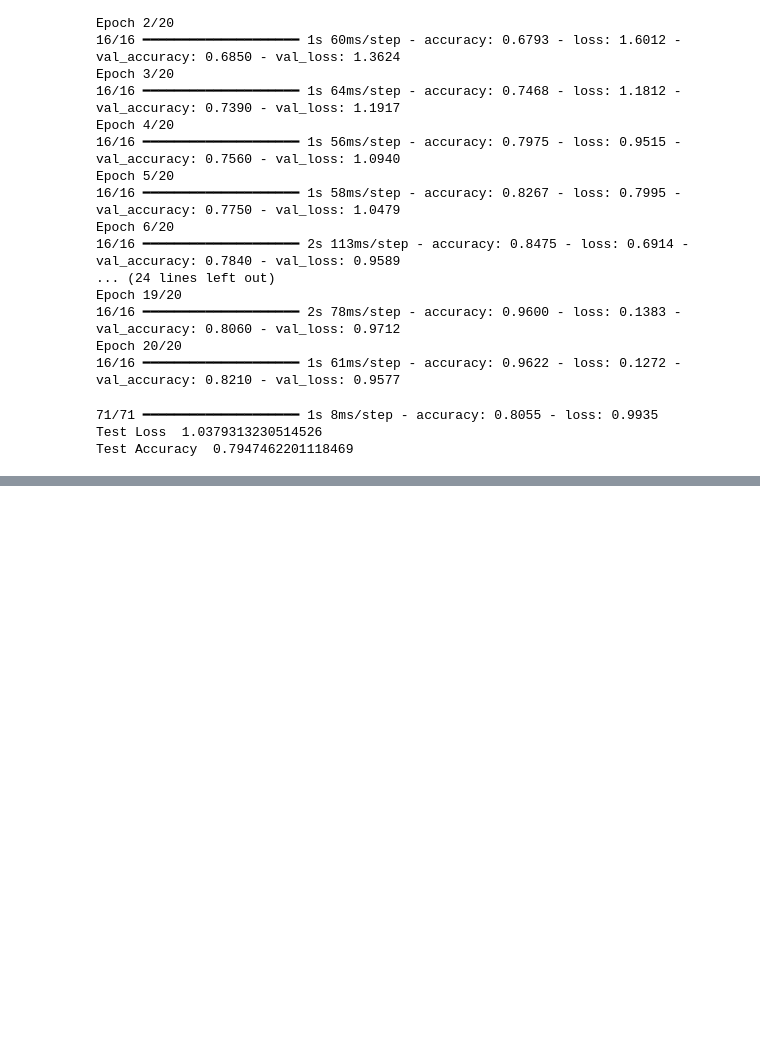
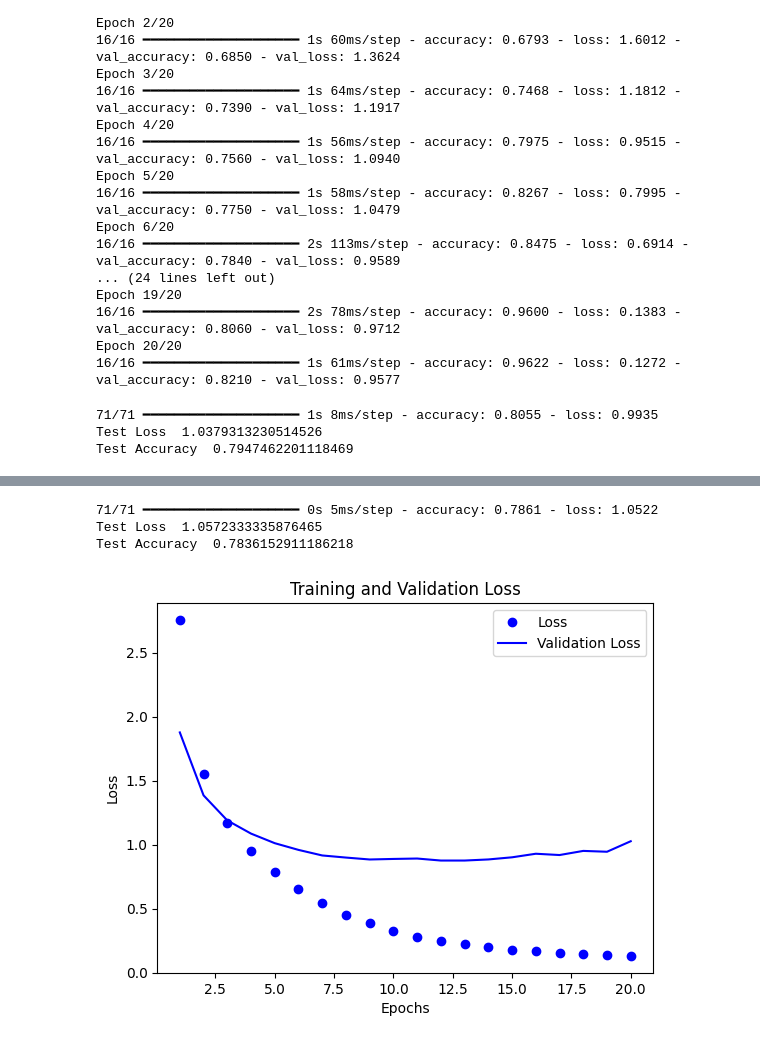
Before and after one commit to usaidahmed01/Deep-Learning, a Jupyter notebook: Rueters.ipynb, the cells around one changed output, grey strips where cells are left out. Drawn from its saved outputs; the diff is of its cells as text; code cells hidden in the pictures; blank space fills up the shorter version.

```diff
--- a/Rueters.ipynb
+++ b/Rueters.ipynb
@@ -114,0 +151,26 @@ Test Accuracy  0.7947462201118469
+# %%
+model = models.Sequential([
+    layers.Dense(64 , activation = 'relu'),
+    layers.Dense(64 , activation= 'relu'),
+    layers.Dense(46 , activation = 'softmax')
+])
+# %%
+model.compile(
+    optimizer = 'rmsprop',
+    loss = 'sparse_categorical_crossentropy',
+    metrics = ['accuracy']
+)
+# %%
+x_val = x_train[:1000]
+partial_x_train = x_train[1000:]
+
+y_val = y_train[:1000]
+partial_y_train = y_train[1000:]
+# %%
+history = model.fit(
+    partial_x_train,
+    partial_y_train,
+    epochs = 20,
+    batch_size = 512,
+    validation_data = (x_val , y_val)
+)
@@ -114,0 +212,21 @@ Test Accuracy  0.7947462201118469
+# %%
+result = model.evaluate(x_test , y_test)
+print('Test Loss ' , result[0])
+print('Test Accuracy ' , result[1])
+# %% [output]
+71/71 ━━━━━━━━━━━━━━━━━━━━ 0s 5ms/step - accuracy: 0.7861 - loss: 1.0522
+Test Loss  1.0572333335876465
+Test Accuracy  0.7836152911186218
+# %%
+history_dict = history.history
+
+epochs = range(1 , len(history_dict['loss']) + 1)
+plt.plot(epochs , history_dict['loss'] , 'bo' , label = 'Loss')
+plt.plot(epochs , history_dict['val_loss'] , 'b' , label = 'Validation Loss')
+plt.title('Training and Validation Loss')
+plt.xlabel('Epochs')
+plt.ylabel('Loss')
+plt.legend()
+plt.show()
+# %% [output]
+[figure, added]
```
Also changed, not shown: parts of 9 cells of this notebook.
